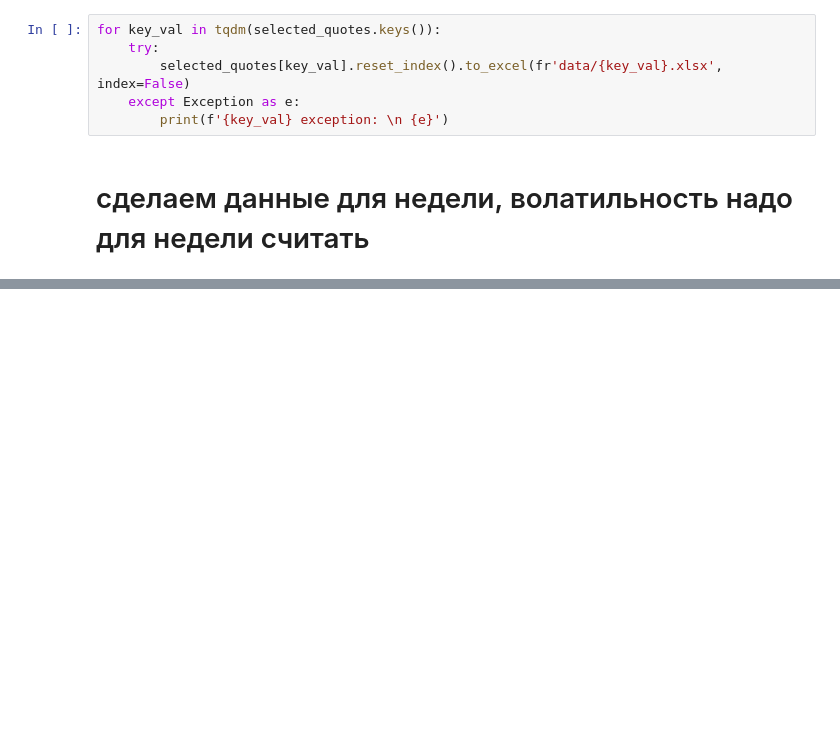
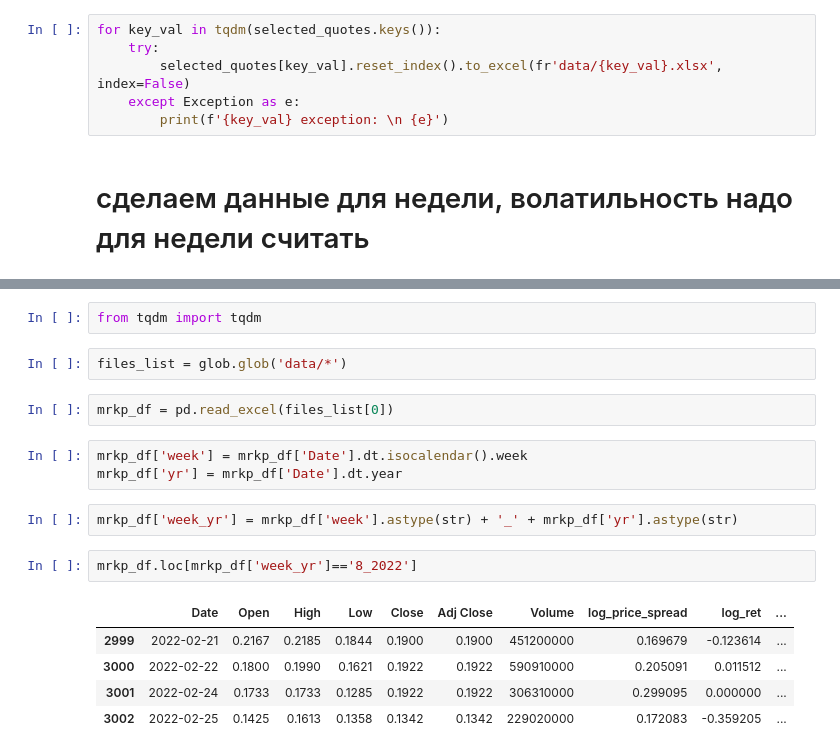
Before and after one commit to damnpav/news_analysis, a Jupyter notebook: _1_quotes.ipynb, the cells around one changed output, grey strips where cells are left out. Drawn from its saved outputs; the diff is of its cells as text; blank space fills up the shorter version.

```diff
--- a/_1_quotes.ipynb
+++ b/_1_quotes.ipynb
@@ -381,0 +326,19 @@ for key_val in selected_quotes.keys():
+# %%
+from tqdm import tqdm
+# %%
+files_list = glob.glob('data/*')
+# %%
+mrkp_df = pd.read_excel(files_list[0])
+# %%
+mrkp_df['week'] = mrkp_df['Date'].dt.isocalendar().week
+mrkp_df['yr'] = mrkp_df['Date'].dt.year
+# %%
+mrkp_df['week_yr'] = mrkp_df['week'].astype(str) + '_' + mrkp_df['yr'].astype(str)
+# %%
+mrkp_df.loc[mrkp_df['week_yr']=='8_2022']
+# %% [output]
+|  | Date | Open | High | Low | Close | Adj Close | Volume | log_price_spread | log_ret | ... |
+| 2999 | 2022-02-21 | 0.2167 | 0.2185 | 0.1844 | 0.1900 | 0.1900 | 451200000 | 0.169679 | -0.123614 | ... |
+| 3000 | 2022-02-22 | 0.1800 | 0.1990 | 0.1621 | 0.1922 | 0.1922 | 590910000 | 0.205091 | 0.011512 | ... |
+| 3001 | 2022-02-24 | 0.1733 | 0.1733 | 0.1285 | 0.1922 | 0.1922 | 306310000 | 0.299095 | 0.000000 | ... |
+| 3002 | 2022-02-25 | 0.1425 | 0.1613 | 0.1358 | 0.1342 | 0.1342 | 229020000 | 0.172083 | -0.359205 | ... |
```
Also changed, not shown: parts of 18 cells of this notebook, 1 other file.
